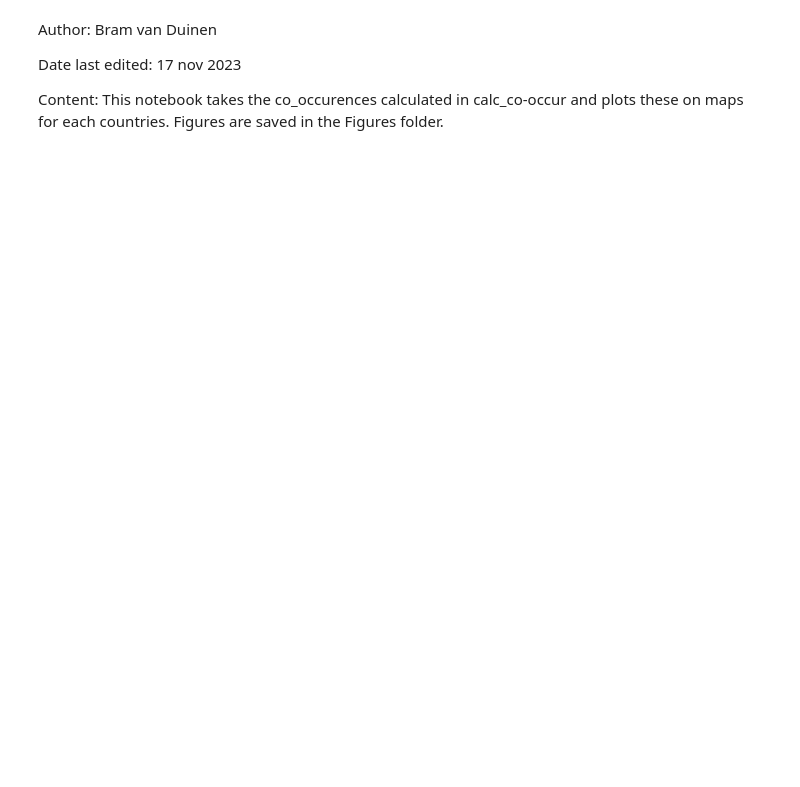
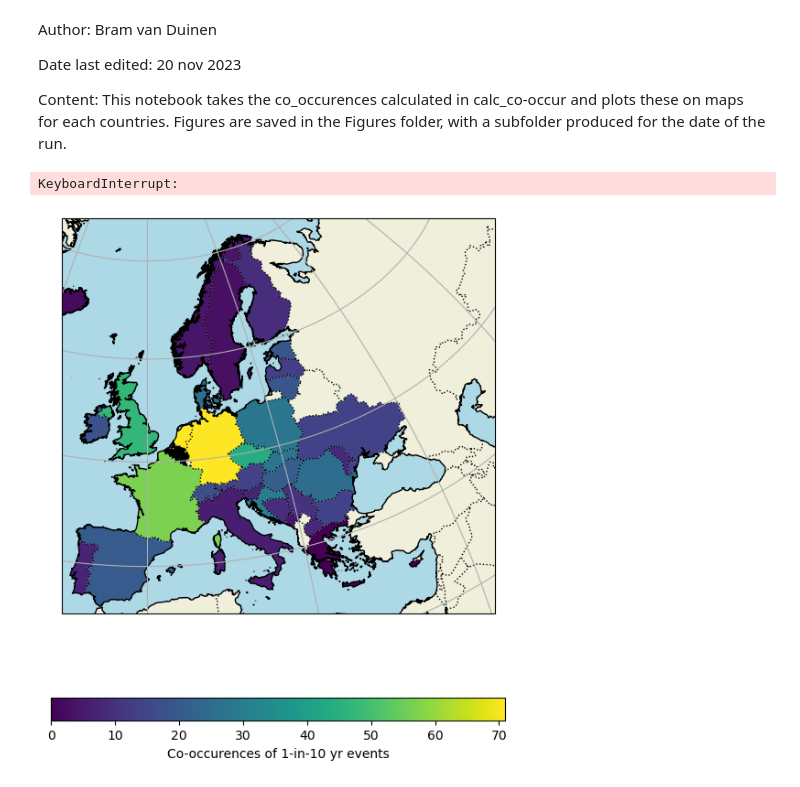
Before and after one commit to bramvanduinen/EnergyDroughtCooccurrence, a Jupyter notebook: src/plot_co-occurencemaps.ipynb, the cells around one changed output. Cells and saved outputs as stored; diff of their text form; code cells hidden in the pictures; blank space fills up the shorter version.

```diff
--- a/src/plot_co-occurencemaps.ipynb
+++ b/src/plot_co-occurencemaps.ipynb
@@ -1,9 +1,9 @@
 # %% [markdown]
 Author: Bram van Duinen
 
-Date last edited: 17 nov 2023
+Date last edited: 20 nov 2023
 
-Content: This notebook takes the co_occurences calculated in calc_co-occur and plots these on maps for each countries. Figures are saved in the Figures folder.
+Content: This notebook takes the co_occurences calculated in calc_co-occur and plots these on maps for each countries. Figures are saved in the Figures folder, with a subfolder produced for the date of the run.
 # %%
 import matplotlib.pyplot as plt
 import matplotlib
@@ -18,3 +18,15 @@ co_occurrences = np.load('../Results/co_occurrences.npy')
+# %%
+rundate_co_occur = 20231120
+co_occurrences = np.load(f'../Results/co_occurrences_{rundate_co_occur}.npy')
+
+date_now = datetime.now()
+rundate = '%4.4i%2.2i%2.2i' % (date_now.year,date_now.month,date_now.day)
+# Create folders for Figures from today
+dir_Figures_country = f'../Results/Figures/{rundate}/countrymaps'
+
+if not os.path.exists(dir_Figures_country):
+    print('Creating dir %s' % dir_Figures_country)
+    os.makedirs(dir_Figures_country)
 # %%
 basecountry_id = 0
 # get natural earth data (http://www.naturalearthdata.com/)
@@ -38,35 +50,39 @@ for basecountry_id in tqdm(range(len(co_occurrences))):
 
     # Add natural earth features and borders
     ax.add_feature(cartopy.feature.BORDERS, linestyle=':', alpha=1)
     ax.add_feature(cartopy.feature.OCEAN, facecolor=("lightblue"))
     ax.add_feature(cartopy.feature.LAND)
     ax.coastlines(resolution='10m')
 
     # Insert your lists of countries and lag times here
-    countries = ['AUT', 'BGR', 'BIH', 'CHE', 'CZE', 'ESP', 'FIN', 'FRA', 'GBR',
-        'GRC', 'HRV', 'IRL', 'ITA', 'LVA', 'MKD', 'MNE', 'NOR', 'POL',
-        'PRT', 'ROU', 'SRB', 'SVK', 'SVN', 'SWE']
 
+    countries = ['AUT', 'BEL', 'BGR', 'BIH', 'CHE', 'CYP', 'CZE', 'DEU', 'DNK', 'ESP', 'EST', 'FIN',
+            'FRA', 'GBR', 'GRC', 'HRV', 'HUN', 'IRL', 'ISL', 'ITA', 'LTU', 'LVA', 'MDA', 'MKD',
+            'MNE', 'NLD', 'NOR', 'POL', 'PRT', 'ROU', 'SRB', 'SVK', 'SVN', 'SWE', 'UKR']
     co_occur = co_occurrences[basecountry_id]
 
     # Normalise the lag times to between 0 and 1 to extract the colour
     co_occur_norm = (co_occur-np.nanmin(co_occur))/(np.nanmax(co_occur) - np.nanmin(co_occur))
 
     # Choose your colourmap here
-    cmap = matplotlib.cm.get_cmap('viridis')
+    cmap = matplotlib.colormaps["viridis"]
+
 
     for country, lag_norm in zip(countries, co_occur_norm):
         # read the borders of the country in this loop
         poly = df.loc[df['ISO_A3_EH'] == country]['geometry'].values[0]
         # get the color for this country
         rgba = cmap(lag_norm)
         # plot the country on a map
         ax.add_geometries(poly, crs=ccrs.PlateCarree(), facecolor=rgba, edgecolor='none', zorder=1)
 
     poly = df.loc[df['ISO_A3_EH'] == countries[basecountry_id]]['geometry'].values[0]
     ax.add_geometries(poly, crs=ccrs.PlateCarree(), facecolor='k', edgecolor='none', zorder=1)
     # Add a scatter plot of the original data so the colorbar has the correct numbers. Hacky but it works
     dummy_scat = ax.scatter(co_occur, co_occur, c=co_occur, cmap=cmap, zorder=0)
     fig.colorbar(mappable=dummy_scat, label='Co-occurences of 1-in-10 yr events', orientation='horizontal', shrink=0.8)
-    plt.savefig(f'../Results/Figures/{countries[basecountry_id]}_Co-occurrences.png', dpi=300, bbox_inches='tight')
+    plt.savefig(f'{dir_Figures_country}/{countries[basecountry_id]}_Co-occurrences.png', dpi=300, bbox_inches='tight')
     plt.close()
+# %% [output]
+KeyboardInterrupt:
+[figure, added]
```
Also changed, not shown: parts of 2 cells of this notebook, 3 other files.
